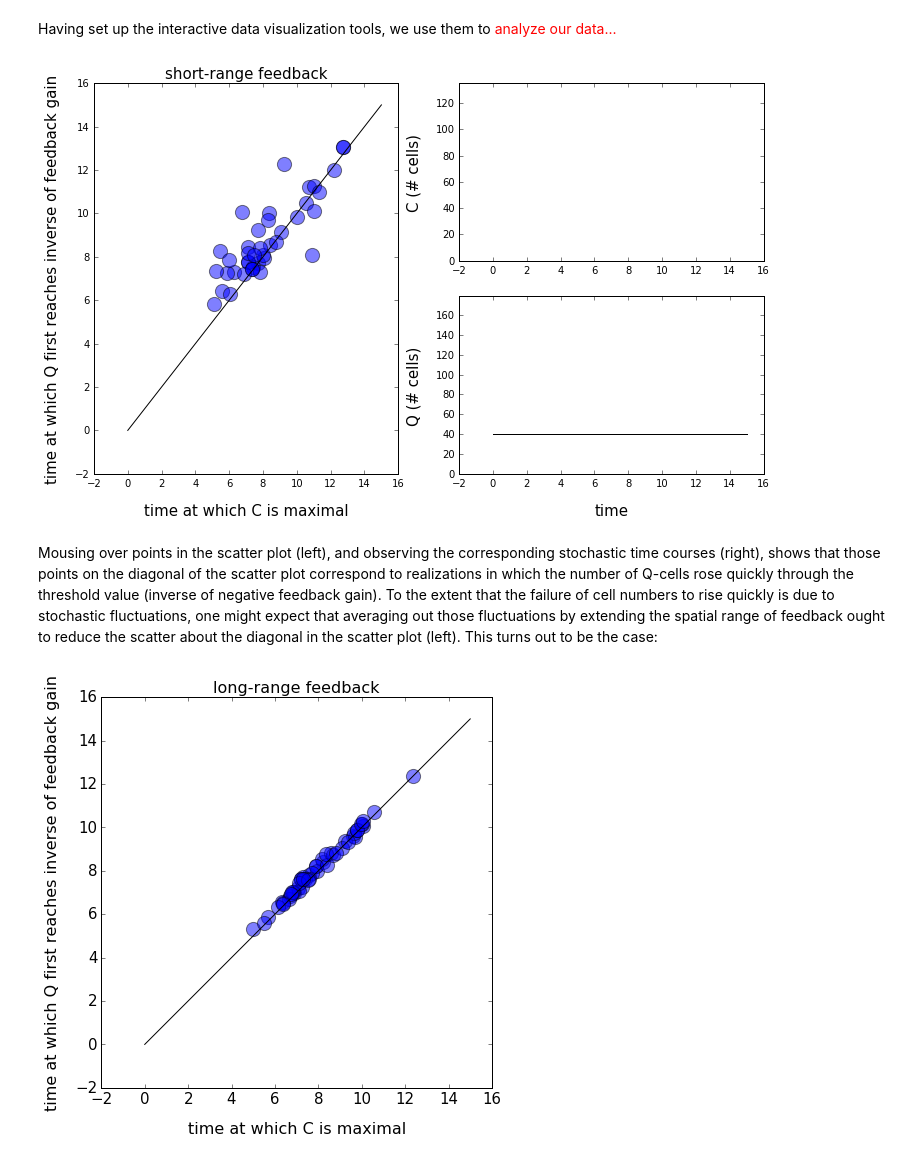
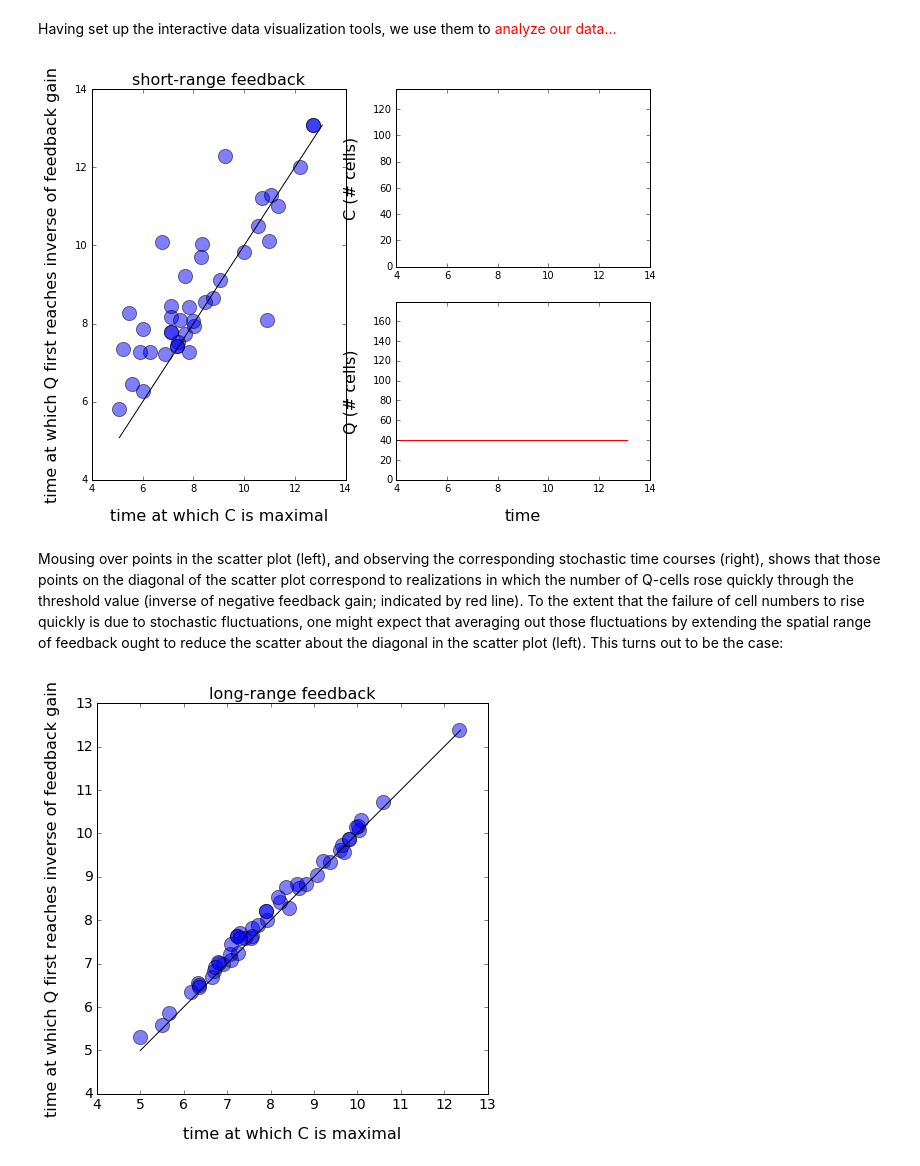
Before and after one commit to petermchale/tumor, a Jupyter notebook: demonstration.ipynb, the cells around one changed output. Cells and saved outputs as stored; diff of their text form; code cells hidden in the pictures.

```diff
--- a/demonstration.ipynb
+++ b/demonstration.ipynb
@@ -155,9 +155,9 @@ data_long = create_data_object_from_file('data/long_range_negative_feedback/tumo
 
 %matplotlib inline
 
-fig = plt.figure(figsize=(14, 7), facecolor='w')
-fontsize = 20
-fontsize_tick = 15
+fig = plt.figure(figsize=(12, 7), facecolor='w')
+fontsize = 16
+fontsize_tick = 14
 
 def plot_time_courses(data, axis_number, title):
 
@@ -319,57 +319,53 @@ def interactive_scatter_plot(data, inverse_gain, title_string):
     times_C_max, times_Q_inverseGain, data = process_data(data, inverse_gain)
 
     # set up the figure
-    fig = plt.figure(figsize=(12, 7), facecolor='w')
+    fig = plt.figure(figsize=(10, 7), facecolor='w')
     ax1 = plt.subplot2grid((2,2), (0,0), rowspan=2)
     ax2 = plt.subplot2grid((2,2), (0,1))
     ax3 = plt.subplot2grid((2,2), (1,1))
-
-    fontsize = 15
 
     # scatter plot
     points = ax1.scatter(times_C_max, times_Q_inverseGain, s=200, alpha=0.5)
     ax1.set_xlabel('time at which C is maximal', labelpad=15, fontsize=fontsize)
     ax1.set_ylabel('time at which Q first reaches inverse of feedback gain', labelpad=15, fontsize=fontsize)
     ax1.set_title(title_string, fontsize=fontsize)
-    max_time = data.time_points.max()
-    ax1.plot([0, max_time], [0, max_time], color='black')
+    min_time = np.amin([times_C_max.min(), times_Q_inverseGain.min()])
+    max_time = np.amax([times_C_max.max(), times_Q_inverseGain.max()])
+    ax1.plot([min_time, max_time], [min_time, max_time], color='black')
 
     def line_plot(axis_object, y_data, ylabel_string):
         """set up axis and data needed to generate time courses"""
 
         # line plot
         t = data.time_points[0,:]  # necessary for mpld3 to update line plots correctly
         lines = axis_object.plot(t, 0*t, '-w', lw=3, alpha=0.5)
         line = lines[0]
         axis_object.set_xlim(ax1.get_xlim())
         axis_object.set_ylim(0, y_data.max())
         axis_object.set_ylabel(ylabel_string, labelpad=15, fontsize=fontsize)
 
         # line data
         linedata = np.dstack((data.time_points, y_data)).tolist()
 
         return line, linedata
 
     line_2, linedata_2 = line_plot(ax2, y_data=data.number_C_cells, ylabel_string='C (# cells)')
     line_3, linedata_3 = line_plot(ax3, y_data=data.number_Q_cells, ylabel_string='Q (# cells)')
     ax3.set_xlabel('time', labelpad=15, fontsize=fontsize)
-    ax3.plot([0, max_time], [inverse_gain, inverse_gain], color='black')
+    ax3.plot([0, max_time], [inverse_gain, inverse_gain], color='red')
 
     # use mpld3 to connect scatter and line plots interactively
     plugins.connect(fig, LinkedView(points, line_2, linedata_2, line_3, linedata_3))
 
 inverse_gain = 1.0/0.025 # 1.0/parameterValues['negative_gain_Q']
 interactive_scatter_plot(data_short, inverse_gain, 'short-range feedback')
 # %% [output]
-[figure, old version]
+[figure, new version]
 # %% [markdown]
-Mousing over points in the scatter plot (left), and observing the corresponding stochastic time courses (right), shows that those points on the diagonal of the scatter plot correspond to realizations in which the number of Q-cells rose quickly through the threshold value (inverse of negative feedback gain). To the extent that the failure of cell numbers to rise quickly is due to stochastic fluctuations, one might expect that averaging out those fluctuations by extending the spatial range of feedback ought to reduce the scatter about the diagonal in the scatter plot (left). This turns out to be the case:
+Mousing over points in the scatter plot (left), and observing the corresponding stochastic time courses (right), shows that those points on the diagonal of the scatter plot correspond to realizations in which the number of Q-cells rose quickly through the threshold value (inverse of negative feedback gain; indicated by red line). To the extent that the failure of cell numbers to rise quickly is due to stochastic fluctuations, one might expect that averaging out those fluctuations by extending the spatial range of feedback ought to reduce the scatter about the diagonal in the scatter plot (left). This turns out to be the case:
 # %%
 from mpld3 import disable_notebook
 disable_notebook()
-
-fontsize = 16
-fontsize_ticks = 14
 
 def scatter_plot(data, inverse_gain, title_string):
 
@@ -381,11 +377,12 @@ def scatter_plot(data, inverse_gain, title_string):
     ax.set_xlabel('time at which C is maximal', labelpad=15, fontsize=fontsize)
     ax.set_ylabel('time at which Q first reaches inverse of feedback gain', labelpad=15, fontsize=fontsize)
     ax.set_title(title_string, fontsize=fontsize)
-    max_time = data.time_points.max()
-    ax.plot([0, max_time], [0, max_time], color='black')
+    min_time = np.amin([times_C_max.min(), times_Q_inverseGain.min()])
+    max_time = np.amax([times_C_max.max(), times_Q_inverseGain.max()])
+    ax.plot([min_time, max_time], [min_time, max_time], color='black')
     ax.tick_params(axis='both', which='major', labelsize=fontsize_tick)
 
 inverse_gain = 1.0/0.025 # 1.0/parameterValues['negative_gain_Q']
 scatter_plot(data_long, inverse_gain, 'long-range feedback')
 # %% [output]
-[figure, old version]
+[figure, new version]
```
Also changed, not shown: parts of 3 cells of this notebook.
